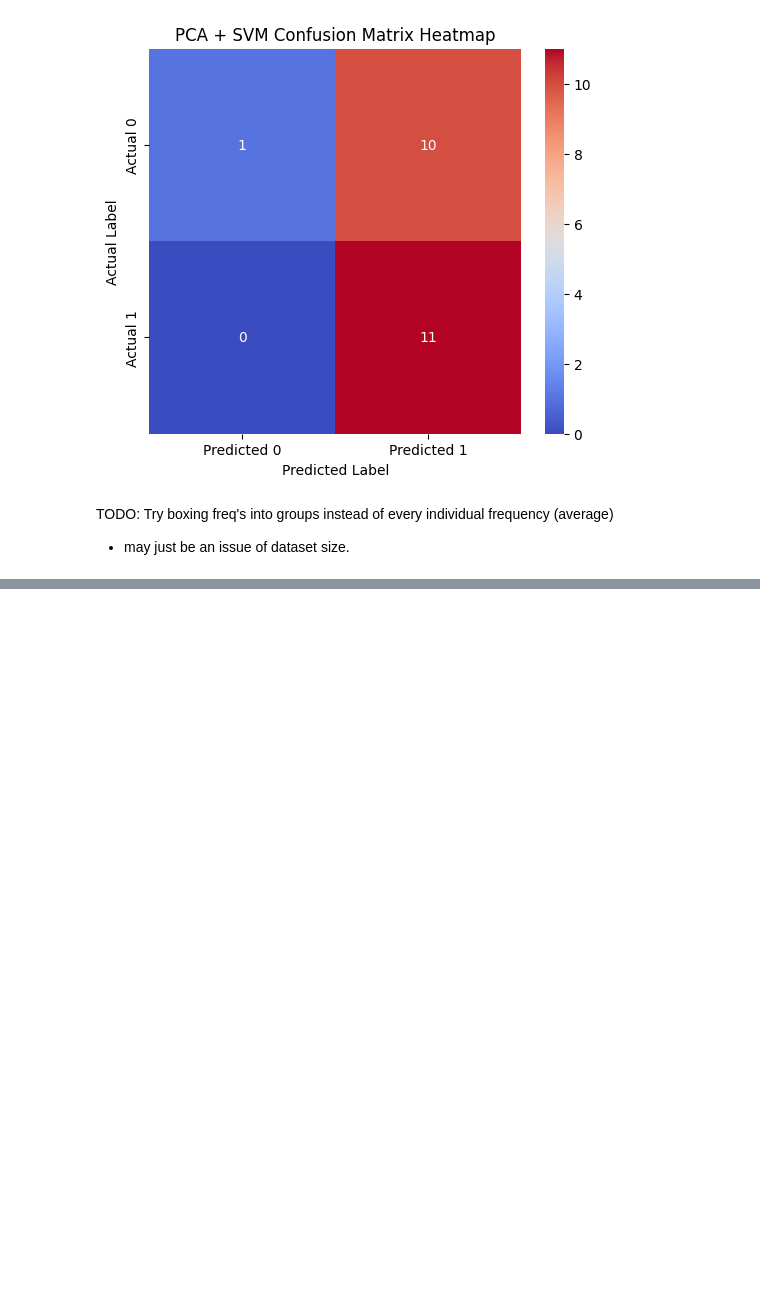
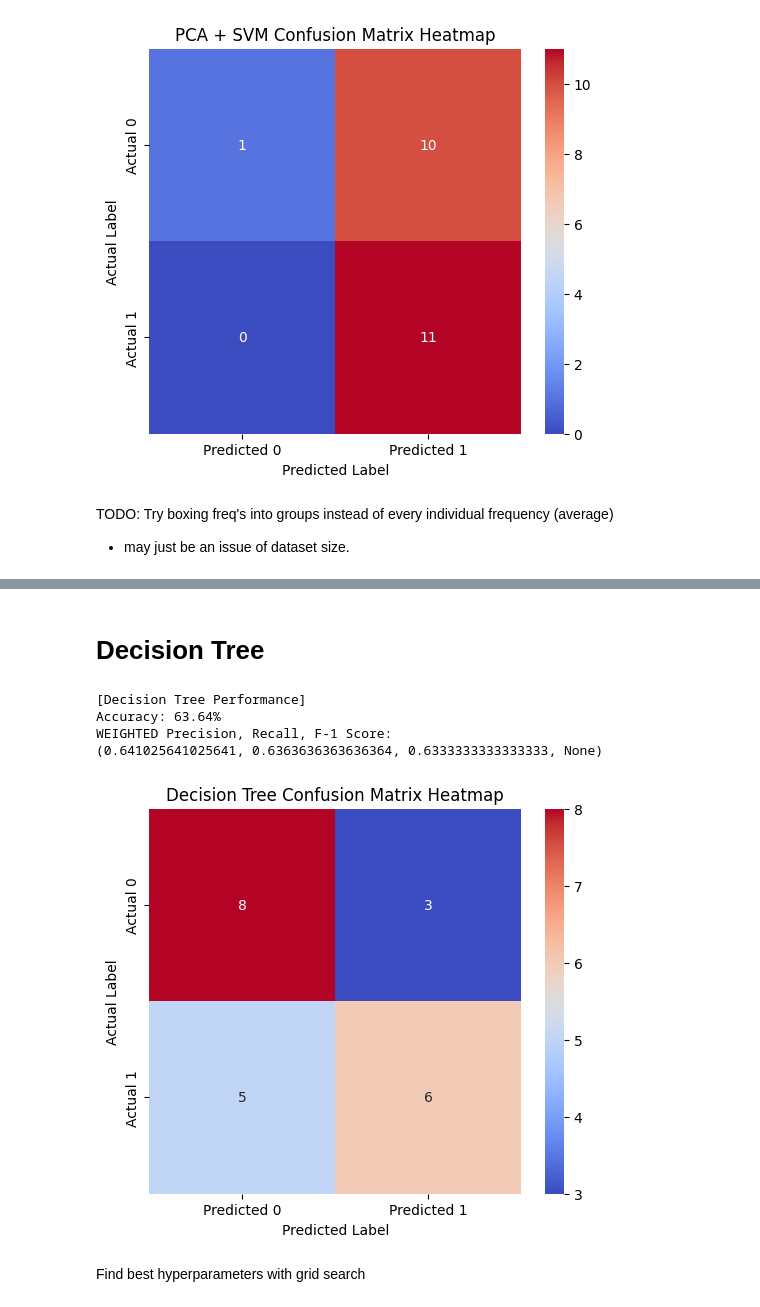
Before and after one commit to GarveyJLi/alzheimers-eeg-classification, a Jupyter notebook: modeling.ipynb, the cells around one changed output, grey strips where cells are left out. Saved outputs shown, nothing was run; the diff lists cells and outputs as text; code cells hidden in the pictures; blank space fills up the shorter version.

```diff
--- a/modeling.ipynb
+++ b/modeling.ipynb
@@ -162,0 +193,15 @@ TODO: Try boxing freq's into groups instead of every individual frequency (avera
+# %% [markdown]
+# Decision Tree
+# %%
+pipeline = make_pipeline(tree.DecisionTreeClassifier())
+pipeline.fit(X_train, y_train)
+# gets results
+acc, res_metrics = scoring_metrics(pipeline, X_test, y_test , model = "Decision Tree")
+# %% [output]
+[Decision Tree Performance]
+Accuracy: 63.64%
+WEIGHTED Precision, Recall, F-1 Score:
+(0.641025641025641, 0.6363636363636364, 0.6333333333333333, None)
+[figure, added]
+# %% [markdown]
+Find best hyperparameters with grid search
```
Also changed, not shown: parts of 5 cells of this notebook.
